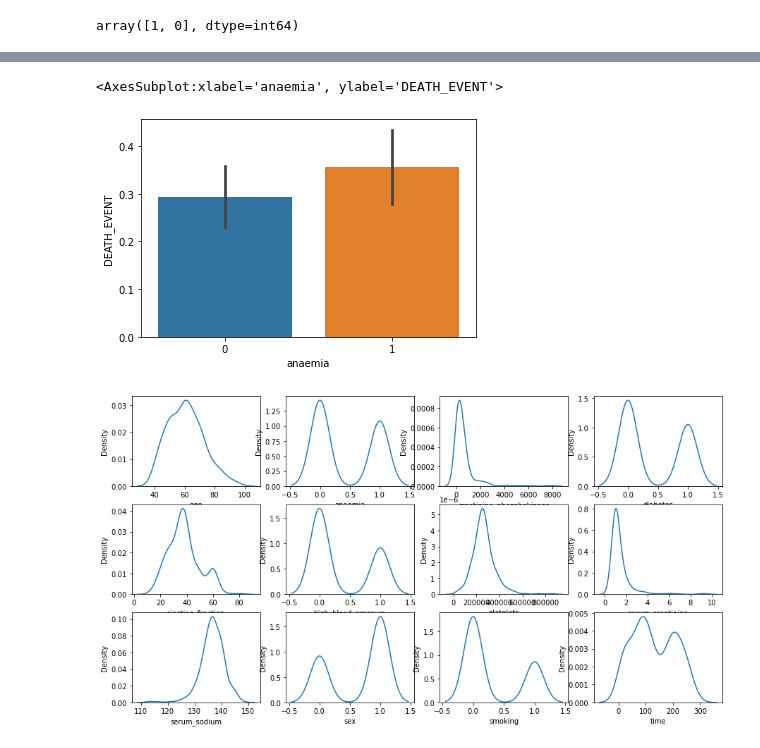
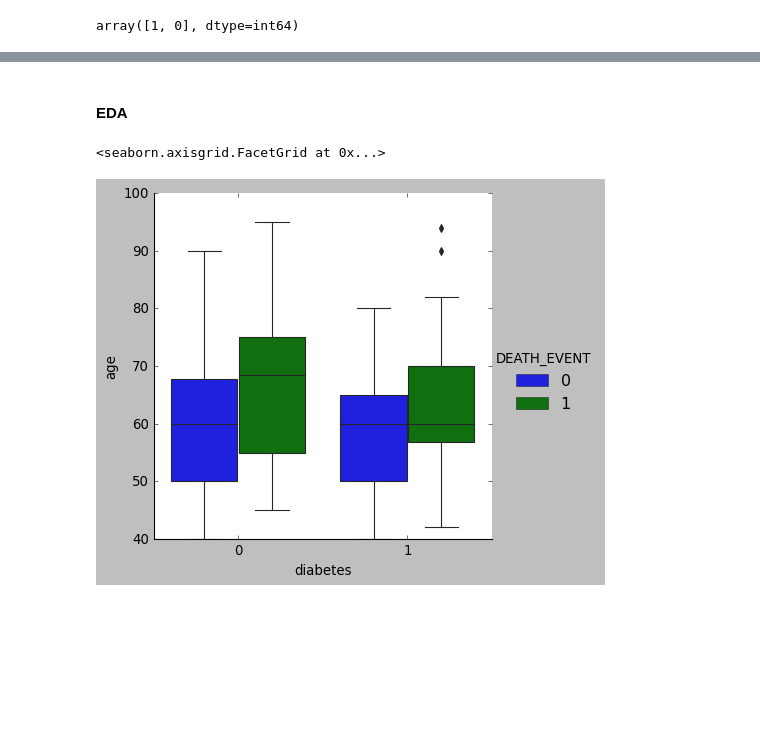
Before and after one commit to Farandausten/Graded-Challenge, a Jupyter notebook: h8dsft_P1W2Ens.ipynb, the cells around one changed output, grey strips where cells are left out. Cells and saved outputs as stored; diff of their text form; code cells hidden in the pictures; blank space fills up the shorter version.

```diff
--- a/h8dsft_P1W2Ens.ipynb
+++ b/h8dsft_P1W2Ens.ipynb
@@ -69,13 +115,8 @@ sns.barplot(x="diabetes", y="DEATH_EVENT", data=df)
-# %%
-sns.barplot(x="anaemia", y="DEATH_EVENT", data=df)
-# %% [output]
-<AxesSubplot:xlabel='anaemia', ylabel='DEATH_EVENT'>
-[figure, removed]
-# %%
-import matplotlib.pyplot as plt
-fig,ax = plt.subplots(3,4,figsize = (15,8))
-ax = ax.flatten()
-for i in range (0,df.shape[1]-1):
-    sns.kdeplot(df.iloc[:,i],ax = ax[i])
-# %% [output]
-[figure, removed]
+# %% [markdown]
+#### EDA
+# %%
+#Diabetes
+sns.catplot(x='diabetes', y="age", hue = 'DEATH_EVENT', kind="box", data=df)
+# %% [output]
+<seaborn.axisgrid.FacetGrid at 0x...>
+[figure, added]
```
Also changed, not shown: parts of 70 cells of this notebook.
